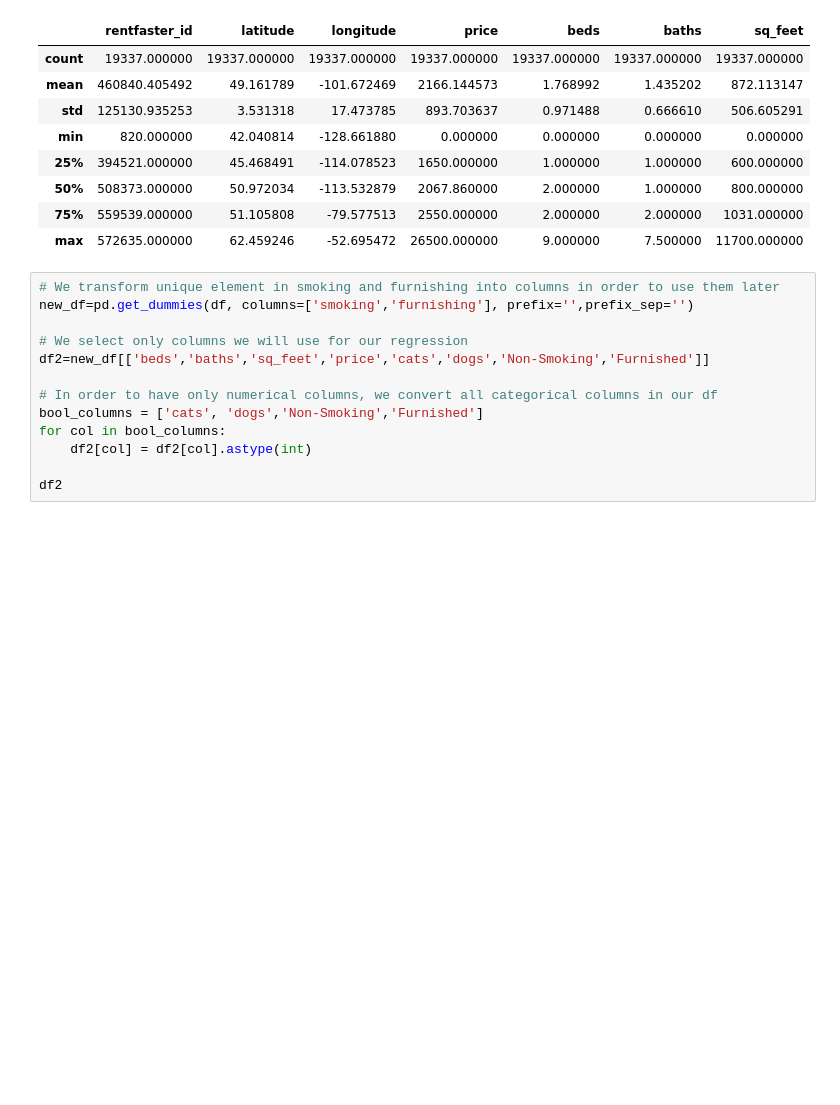
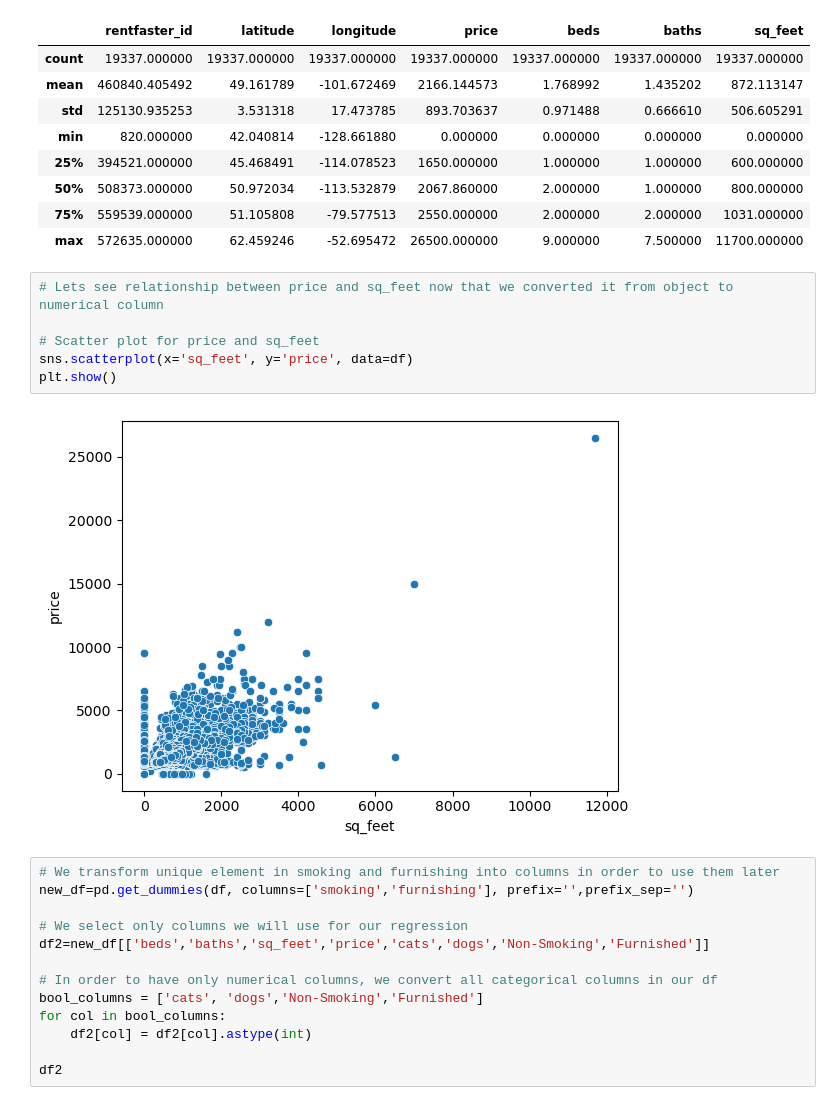
Before and after one commit to AldaJiji/Regression-Project, a Jupyter notebook: Regression Project.ipynb, the cells around one changed output. Saved outputs shown, nothing was run; the diff lists cells and outputs as text; blank space fills up the shorter version.

```diff
--- a/Regression Project.ipynb
+++ b/Regression Project.ipynb
@@ -131,6 +141,14 @@ memory usage: 2.7+ MB
 | 50% | 508373.000000 | 50.972034 | -113.532879 | 2067.860000 | 2.000000 | 1.000000 | 800.000000 |
 | 75% | 559539.000000 | 51.105808 | -79.577513 | 2550.000000 | 2.000000 | 2.000000 | 1031.000000 |
 | max | 572635.000000 | 62.459246 | -52.695472 | 26500.000000 | 9.000000 | 7.500000 | 11700.000000 |
+# %%
+# Lets see relationship between price and sq_feet now that we converted it from object to numerical column
+
+# Scatter plot for price and sq_feet
+sns.scatterplot(x='sq_feet', y='price', data=df)
+plt.show()
+# %% [output]
+[figure, added]
 # %%
 # We transform unique element in smoking and furnishing into columns in order to use them later
 new_df=pd.get_dummies(df, columns=['smoking','furnishing'], prefix='',prefix_sep='')
```
Also changed, not shown: parts of 19 cells of this notebook.
